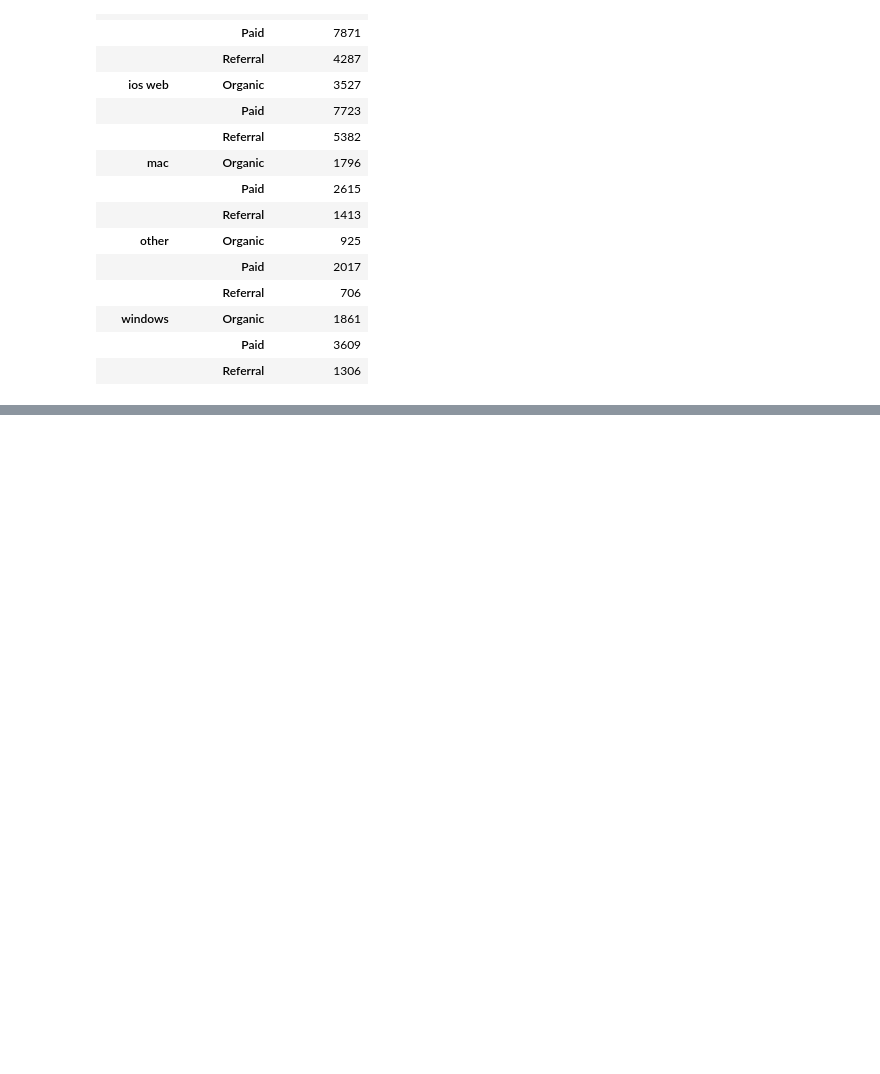
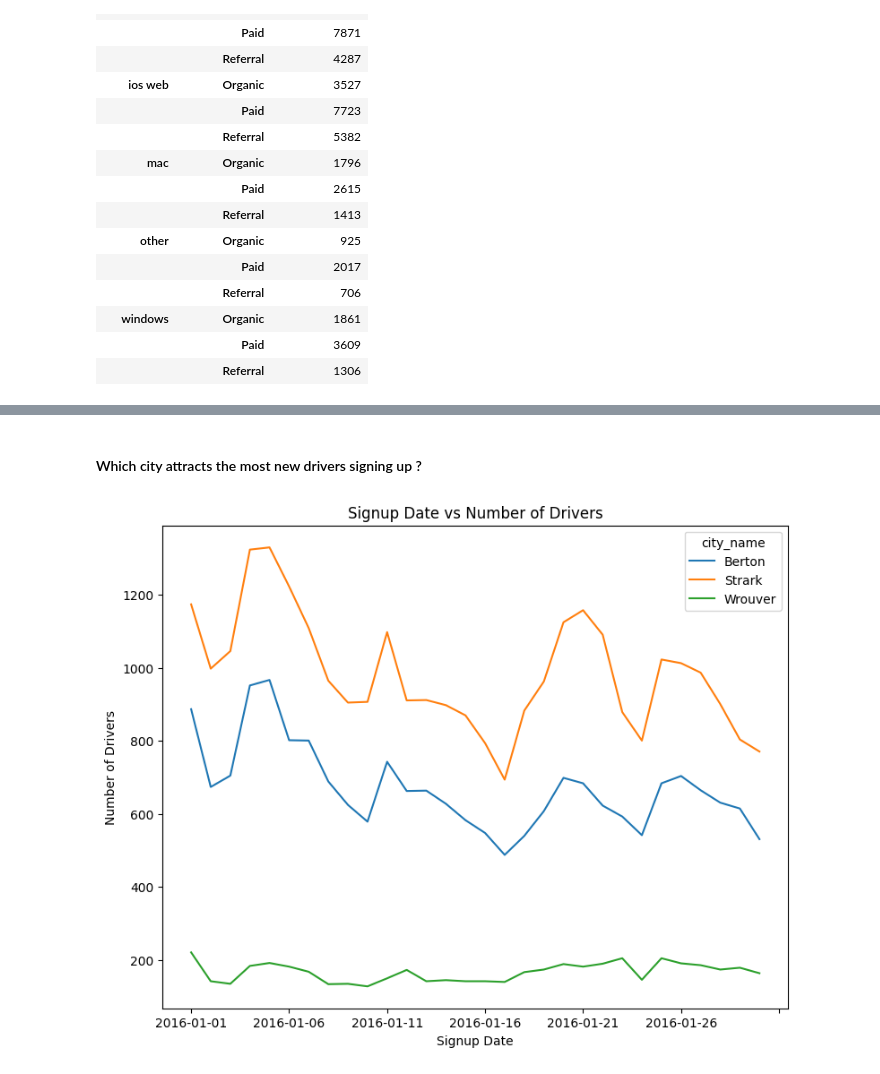
Before and after one commit to 0514kento/UCI-Datathon-2025, a Jupyter notebook: StrataScratch 2025.ipynb, the cells around one changed output, grey strips where cells are left out. Saved outputs shown, nothing was run; the diff lists cells and outputs as text; code cells hidden in the pictures; blank space fills up the shorter version.

```diff
--- a/StrataScratch 2025.ipynb
+++ b/StrataScratch 2025.ipynb
@@ -91,0 +120,13 @@ data[data['signup_os']!=0].groupby(['signup_os','signup_channel']).size().to_fra
+# %% [markdown]
+#### Which city attracts the most new drivers signing up ?
+# %%
+df2=data.groupby(['signup_date','city_name']).size().to_frame('number_of_drivers').reset_index()
+df2 = df2.pivot(index='signup_date', columns='city_name', values='number_of_drivers')
+#visualize the dataframe above
+df2.plot(kind='line',figsize=(9,7))
+plt.xlabel('Signup Date')
+plt.ylabel('Number of Drivers')
+plt.title('Signup Date vs Number of Drivers')
+plt.show()
+# %% [output]
+[figure, added]
```
Also changed, not shown: parts of 30 cells of this notebook.
